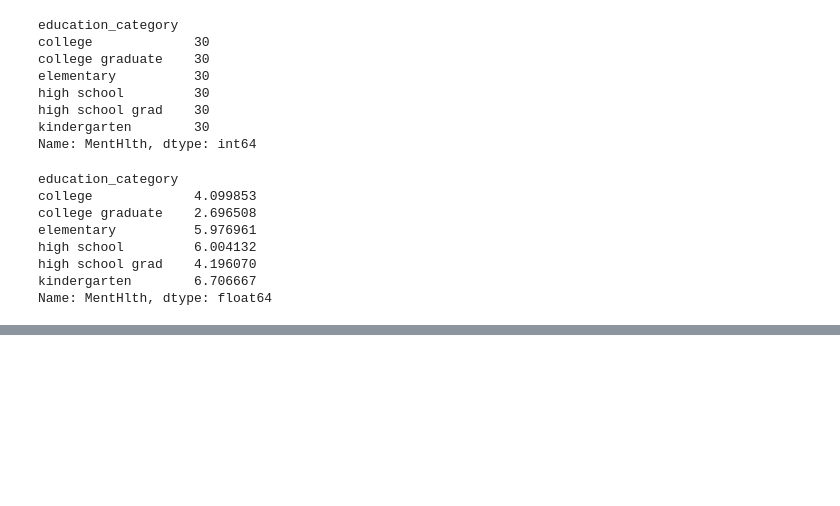
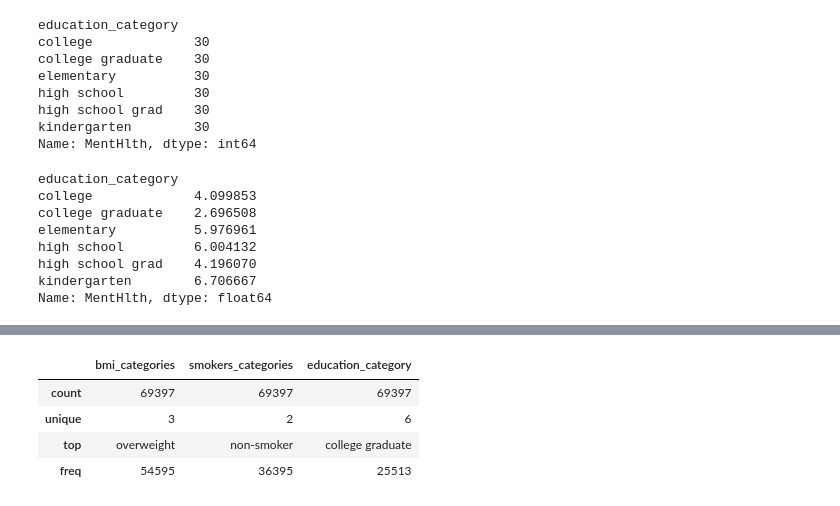
Before and after one commit to siddartha-10/Data-Science-prac1, a Jupyter notebook: notebook.ipynb, the cells around one changed output, grey strips where cells are left out. Saved outputs shown, nothing was run; the diff lists cells and outputs as text; code cells hidden in the pictures; blank space fills up the shorter version.

```diff
--- a/notebook.ipynb
+++ b/notebook.ipynb
@@ -250,0 +259,10 @@ Name: MentHlth, dtype: float64
+# %%
+a = df.dtypes[df.dtypes=='object'].index
+# %%
+df[a].describe()
+# %% [output]
+|  | bmi_categories | smokers_categories | education_category |
+| count | 69397 | 69397 | 69397 |
+| unique | 3 | 2 | 6 |
+| top | overweight | non-smoker | college graduate |
+| freq | 54595 | 36395 | 25513 |
```
Also changed, not shown: parts of 1 cell of this notebook, 1 other file.
